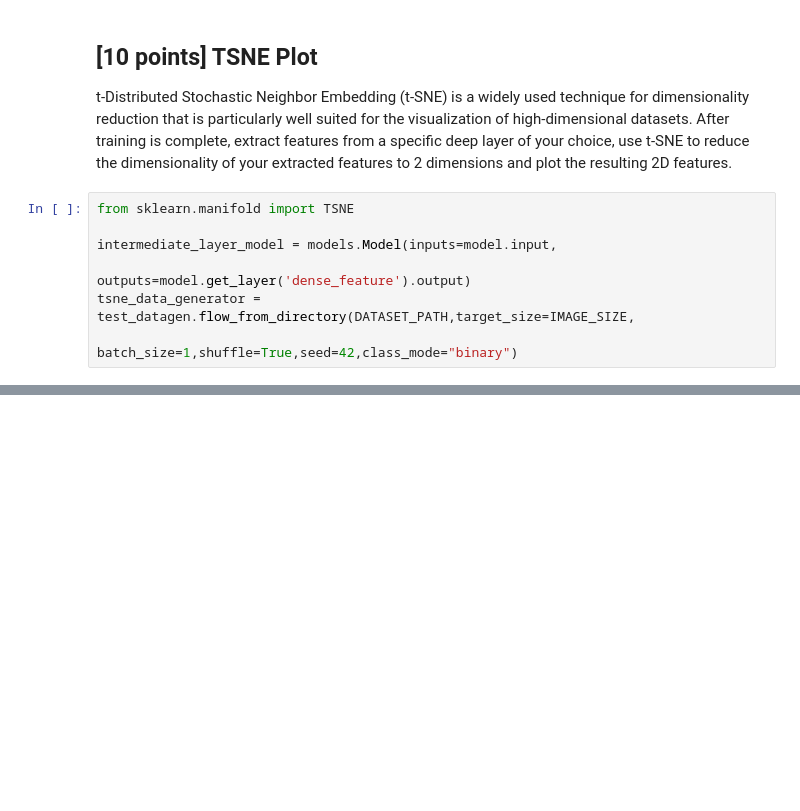
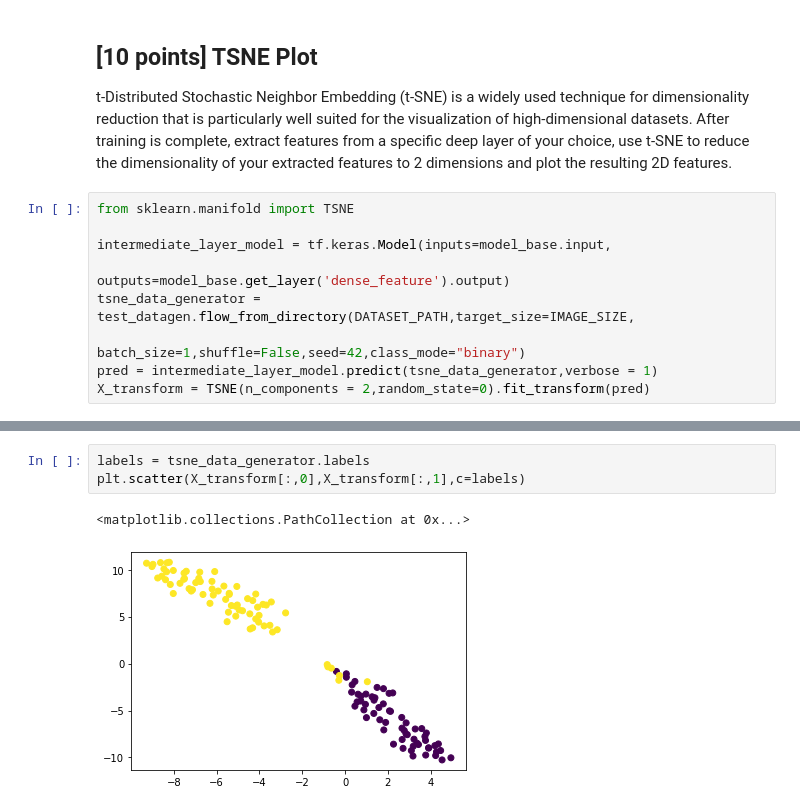
Before and after one commit to syipchoy/CS440-project, a Jupyter notebook: task1_template.ipynb, the cells around one changed output, grey strips where cells are left out. Saved outputs shown, nothing was run; the diff lists cells and outputs as text; blank space fills up the shorter version.

```diff
--- a/task1_template.ipynb
+++ b/task1_template.ipynb
@@ -244,8 +247,10 @@ t-Distributed Stochastic Neighbor Embedding (t-SNE) is a widely used technique f
 # %%
 from sklearn.manifold import TSNE
 
-intermediate_layer_model = models.Model(inputs=model.input,
-                                        outputs=model.get_layer('dense_feature').output)
+intermediate_layer_model = tf.keras.Model(inputs=model_base.input,
+                                        outputs=model_base.get_layer('dense_feature').output)
 tsne_data_generator = test_datagen.flow_from_directory(DATASET_PATH,target_size=IMAGE_SIZE,
-                                                  batch_size=1,shuffle=True,seed=42,class_mode="binary")
+                                                  batch_size=1,shuffle=False,seed=42,class_mode="binary")
+pred = intermediate_layer_model.predict(tsne_data_generator,verbose = 1)
+X_transform = TSNE(n_components = 2,random_state=0).fit_transform(pred)
 # %% [output]
@@ -253,3 +259,9 @@ NameError: name 'models' is not defined
+# %%
+labels = tsne_data_generator.labels
+plt.scatter(X_transform[:,0],X_transform[:,1],c=labels)
+# %% [output]
+<matplotlib.collections.PathCollection at 0x...>
+[figure, added]
 # %% [markdown]
 <!-- ## Task 2: COVID-19 vs Normal vs Tertiary Pneumonia (Bacterial and Viral) -->
 # %% [markdown]
```
Also changed, not shown: parts of 6 cells of this notebook.
